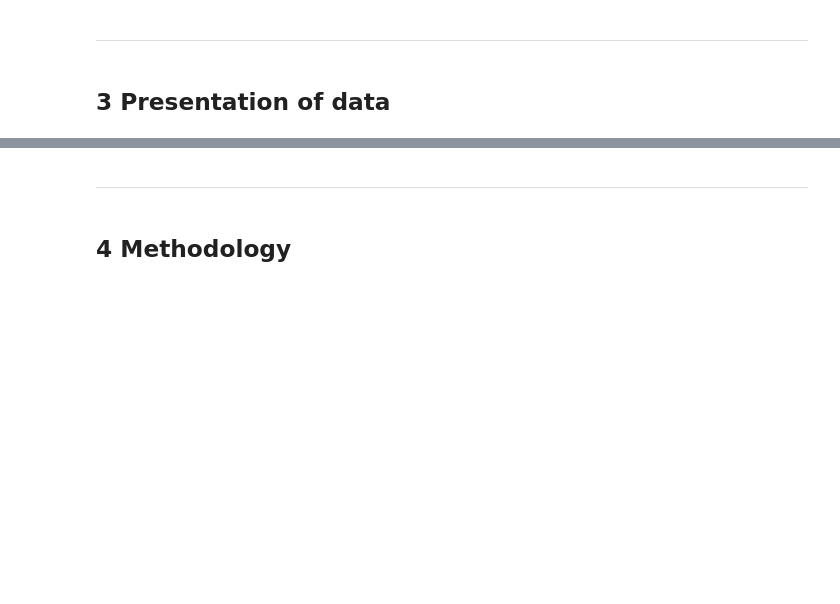
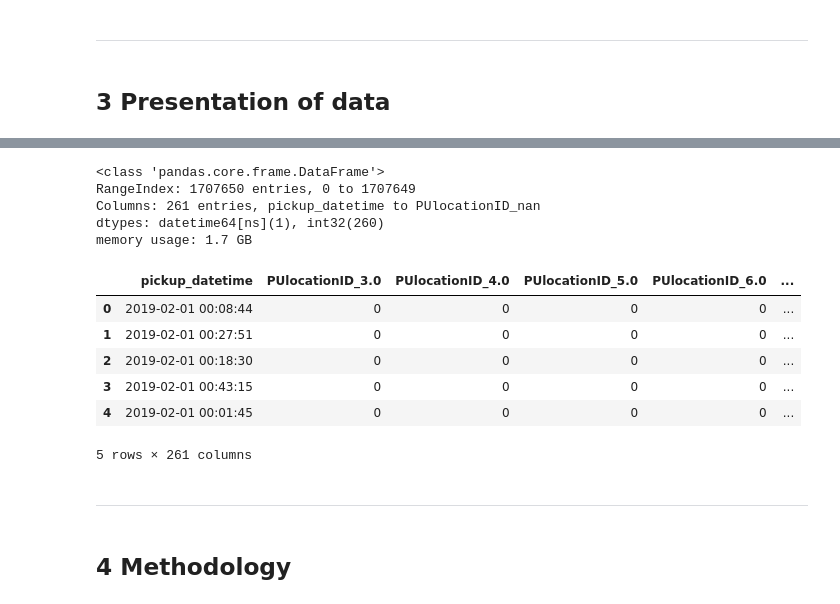
Before and after one commit to X-Fan-Jack/Taxis-prediction-in-NYC, a Jupyter notebook: cw_casa06.ipynb, the cells around one changed output, grey strips where cells are left out. Saved outputs shown, nothing was run; the diff lists cells and outputs as text; code cells hidden in the pictures; blank space fills up the shorter version.

```diff
--- a/cw_casa06.ipynb
+++ b/cw_casa06.ipynb
@@ -102,0 +238,8 @@ plt.show()
+# %%
+table = pq.read_table('data/FHV_data/2019/fhv_tripdata_2019-02.parquet')
+df = table.to_pandas(safe=False)
+df = df[['pickup_datetime', 'dropOff_datetime', 'PUlocationID', 'DOlocationID']]
+df['PUlocationID'] = df['PUlocationID'].astype('category')
+df['PUlocationID'] = df['PUlocationID'].astype('category')
+df.info()
+df.head()
@@ -103,3 +264,23 @@ plt.show()
+# %%
+df_pu = df[['pickup_datetime', 'PUlocationID']]
+df_do = df[['dropOff_datetime', 'DOlocationID']]
+# %%
+df_pu = pd.get_dummies(df_pu, drop_first=True, dummy_na=True, dtype=int)
+df_pu.info()
+df_pu.head()
+# %% [output]
+<class 'pandas.core.frame.DataFrame'>
+RangeIndex: 1707650 entries, 0 to 1707649
+Columns: 261 entries, pickup_datetime to PUlocationID_nan
+dtypes: datetime64[ns](1), int32(260)
+memory usage: 1.7 GB
+|  | pickup_datetime | PUlocationID_3.0 | PUlocationID_4.0 | PUlocationID_5.0 | PUlocationID_6.0 | ... |
+| 0 | 2019-02-01 00:08:44 | 0 | 0 | 0 | 0 | ... |
+| 1 | 2019-02-01 00:27:51 | 0 | 0 | 0 | 0 | ... |
+| 2 | 2019-02-01 00:18:30 | 0 | 0 | 0 | 0 | ... |
+| 3 | 2019-02-01 00:43:15 | 0 | 0 | 0 | 0 | ... |
+| 4 | 2019-02-01 00:01:45 | 0 | 0 | 0 | 0 | ... |
+5 rows × 261 columns
 # %% [markdown]
 <hr>
 # %% [markdown]
```
Also changed, not shown: parts of 43 cells of this notebook.
